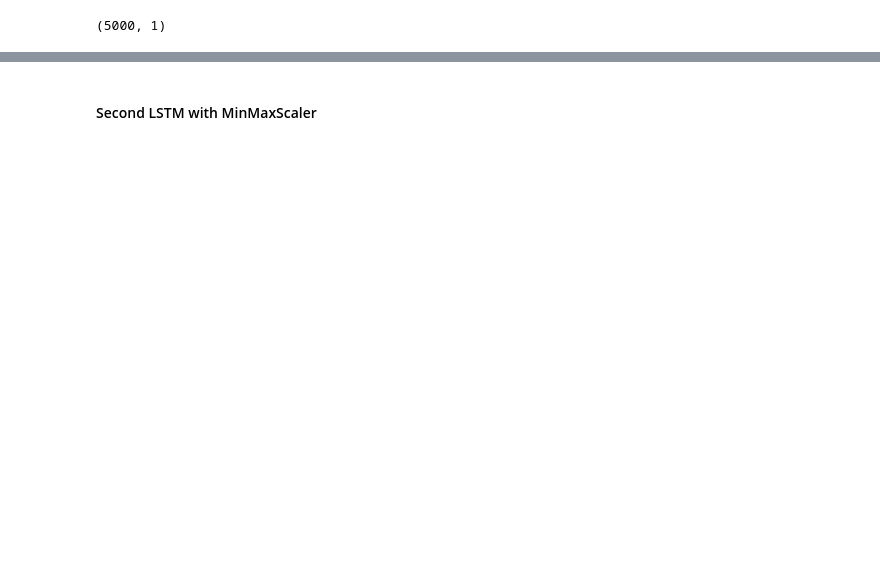
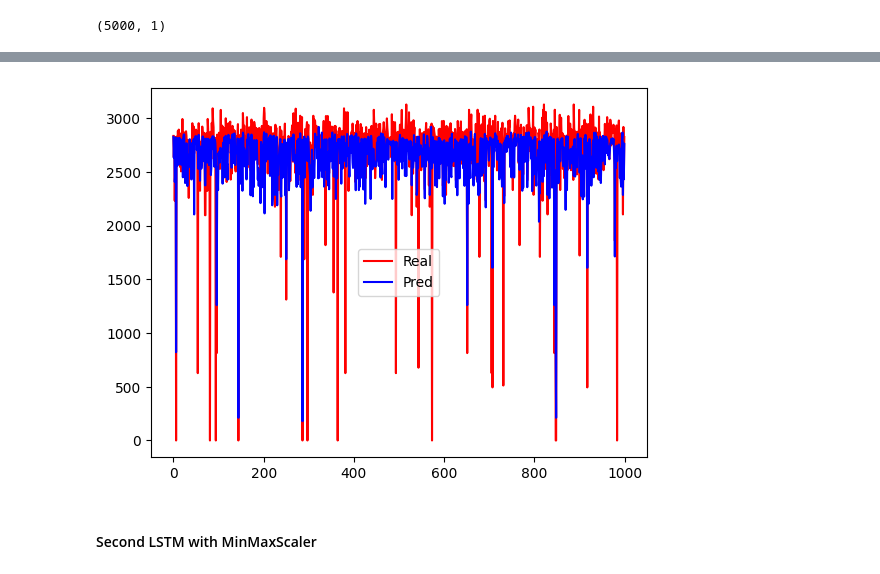
Before and after one commit to mattwagon/oil_production_prediction, a Jupyter notebook: notebooks/eduardo - rnn-model.ipynb, the cells around one changed output, grey strips where cells are left out. Saved outputs shown, nothing was run; the diff lists cells and outputs as text; code cells hidden in the pictures; blank space fills up the shorter version.

```diff
--- a/notebooks/eduardo - rnn-model.ipynb
+++ b/notebooks/eduardo - rnn-model.ipynb
@@ -1527,3 +1532,13 @@ plot_predictions(y_test, y_pred)
+# %%
+y_test_unscaled = scaler_y.inverse_transform(y_test)
+y_pred_unscaled = scaler_y.inverse_transform(y_pred)
+# %%
+plt.plot(y_test_unscaled, c='red', label='Real')
+plt.plot(y_pred_unscaled, c='blue', label='Pred')
+plt.legend()
+plt.show()
+# %% [output]
+[figure, added]
 # %% [markdown]
 #### Second LSTM with MinMaxScaler
 # %%
```
Also changed, not shown: parts of 25 cells of this notebook.
